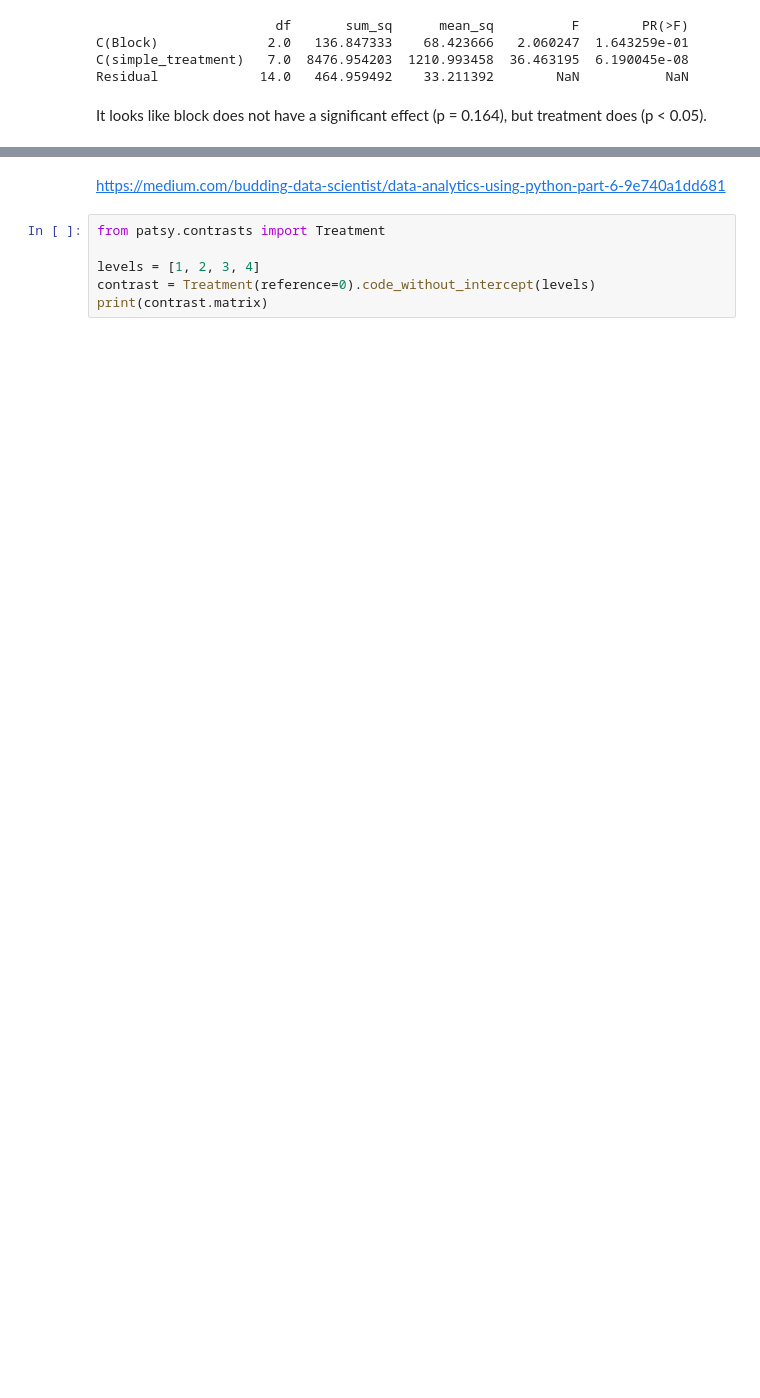
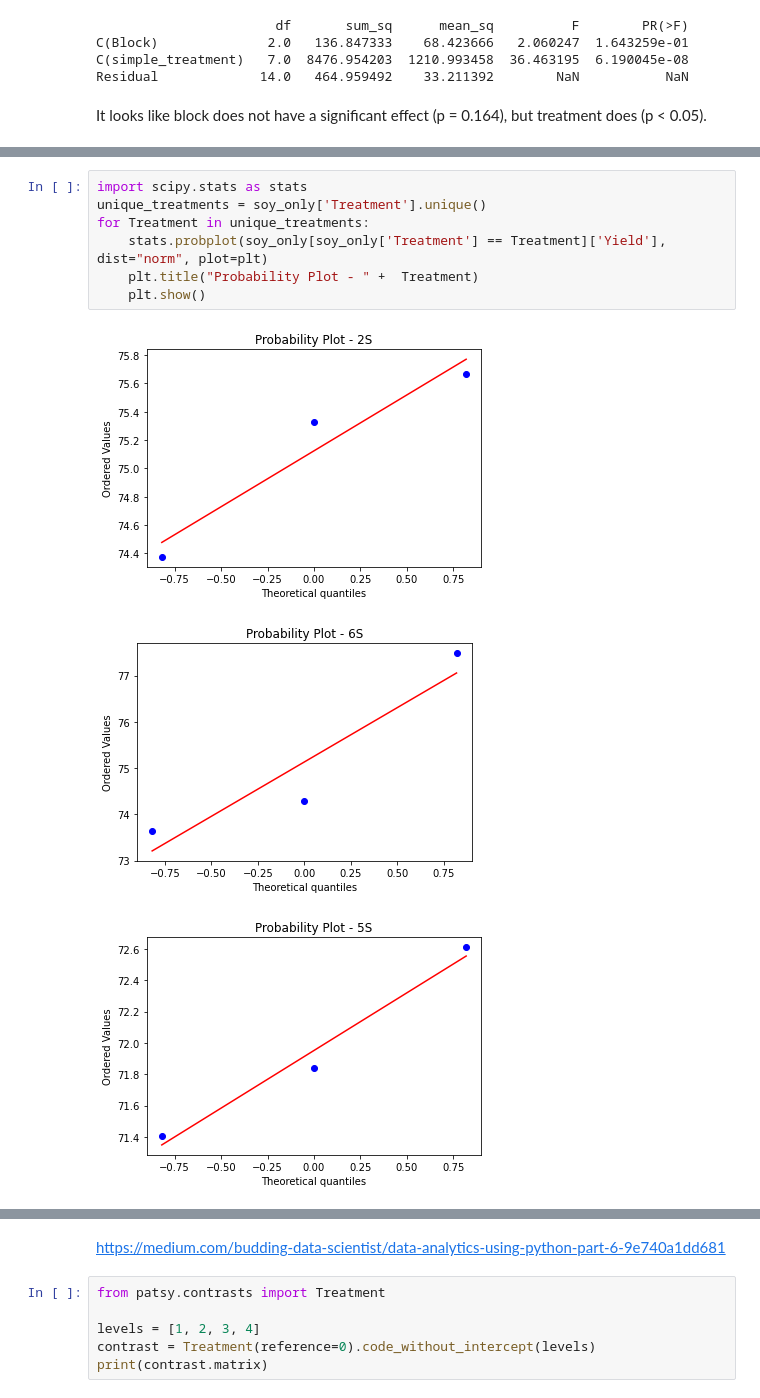
Before and after one commit to gabbymyers/516X-Project, a Jupyter notebook: _data/Yield Analysis.ipynb, the cells around one changed output, grey strips where cells are left out. Cells and saved outputs as stored; diff of their text form; blank space fills up the shorter version.

```diff
--- a/_data/Yield Analysis.ipynb
+++ b/_data/Yield Analysis.ipynb
@@ -346,0 +492,11 @@ It looks like block does not have a significant effect (p = 0.164), but treatmen
+# %%
+import scipy.stats as stats
+unique_treatments = soy_only['Treatment'].unique()
+for Treatment in unique_treatments:
+    stats.probplot(soy_only[soy_only['Treatment'] == Treatment]['Yield'], dist="norm", plot=plt)
+    plt.title("Probability Plot - " +  Treatment)
+    plt.show()
+# %% [output]
+[figure, added]
+[figure, added]
+[figure, added]
```
Also changed, not shown: parts of 34 cells of this notebook.
